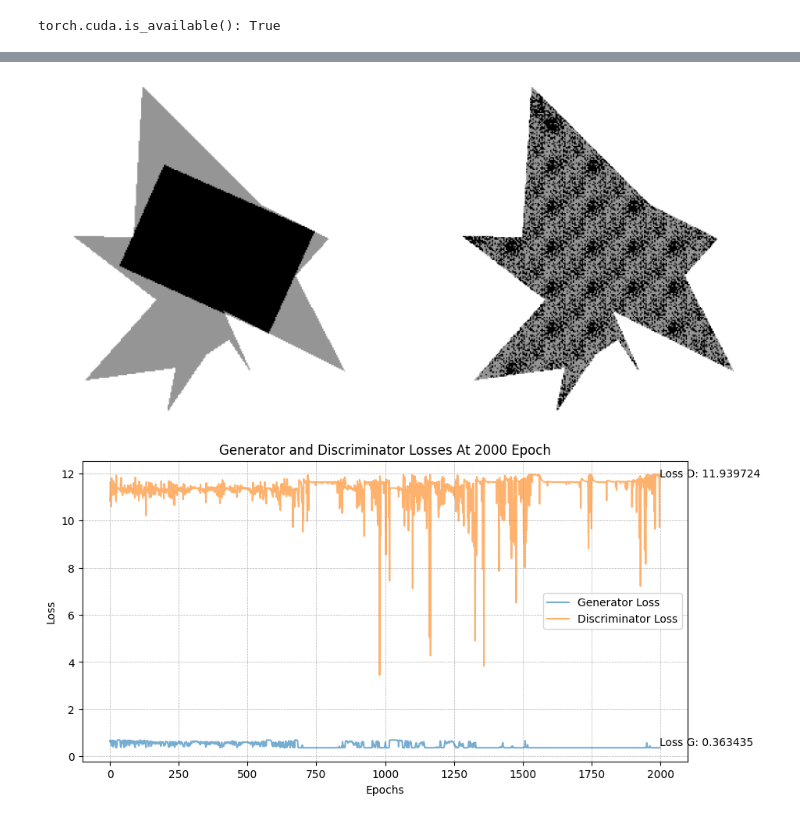
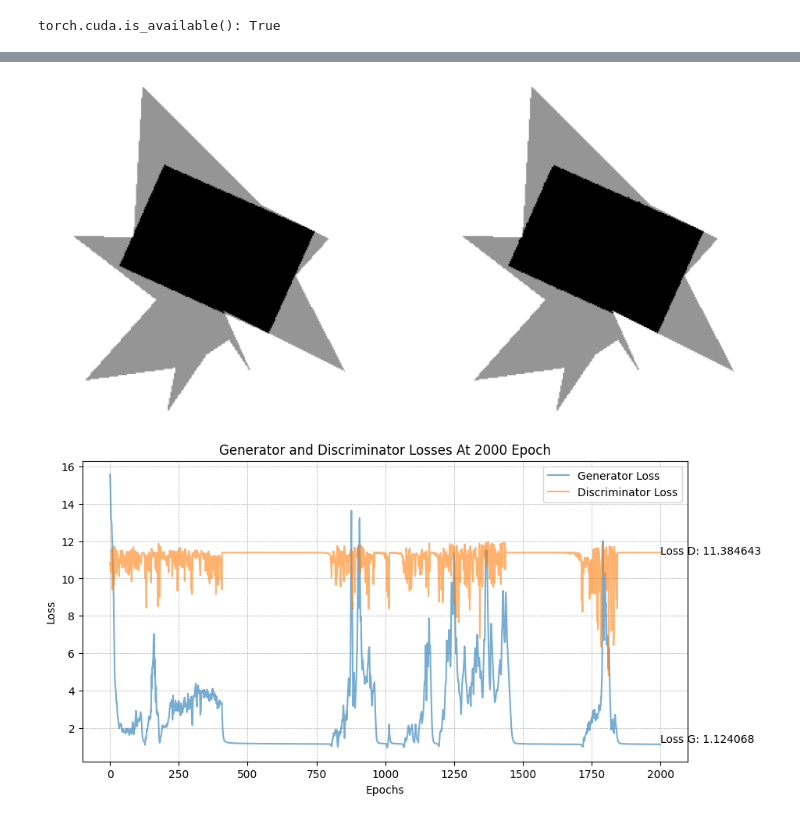
Before and after one commit to PARKCHEOLHEE-lab/gan-exer, a Jupyter notebook: lirGAN/lirGAN.ipynb, the cells around one changed output, grey strips where cells are left out. Drawn from its saved outputs; the diff is of its cells as text; code cells hidden in the pictures.

```diff
--- a/lirGAN/lirGAN.ipynb
+++ b/lirGAN/lirGAN.ipynb
@@ -42,29 +78,34 @@ utils.visualize_binary_grids(binary_grids)
 # %%
-"""Test to train models with no Geometric loss function & Tanh"""
+"""Test to train models with Geometric loss function & Tanh"""
 """Test base models using only one data"""
 
 lir_dataset = LirDataset(slicer=1)
 lir_dataloader = DataLoader(
     dataset=lir_dataset,
     batch_size=ModelConfig.BATCH_SIZE,
     shuffle=True,
 )
 
 lir_generator = LirGenerator(use_tanh=True)
 lir_discriminator = LirDiscriminator()
+lir_geometric_loss_function = LirGeometricLoss(
+    bce_weight=1.0, diou_weight=2.0, feasibility_weight=5.0, connectivity_weight=0.3
+)
 
 lir_gan_trainer = LirGanTrainer(
     epochs=2000,
     lir_generator=lir_generator,
     lir_discriminator=lir_discriminator,
     lir_dataloader=lir_dataloader,
+    lir_geometric_loss_function=lir_geometric_loss_function,
     initial_weights_key=ModelConfig.XAVIER,
     use_gradient_penalty=True,
-    record_name="without-geometric-loss-2000-epochs"
+    is_record=True,
+    record_name="with-geometric-loss-2000-epochs",
 )
 
 lir_gan_trainer.set_seed()
 lir_gan_trainer.train()
 # %% [output]
-[figure, old version]
+[figure, new version]
-[figure, old version]
+[figure, new version]
```
Also changed, not shown: parts of 5 cells of this notebook, 1 other file.
